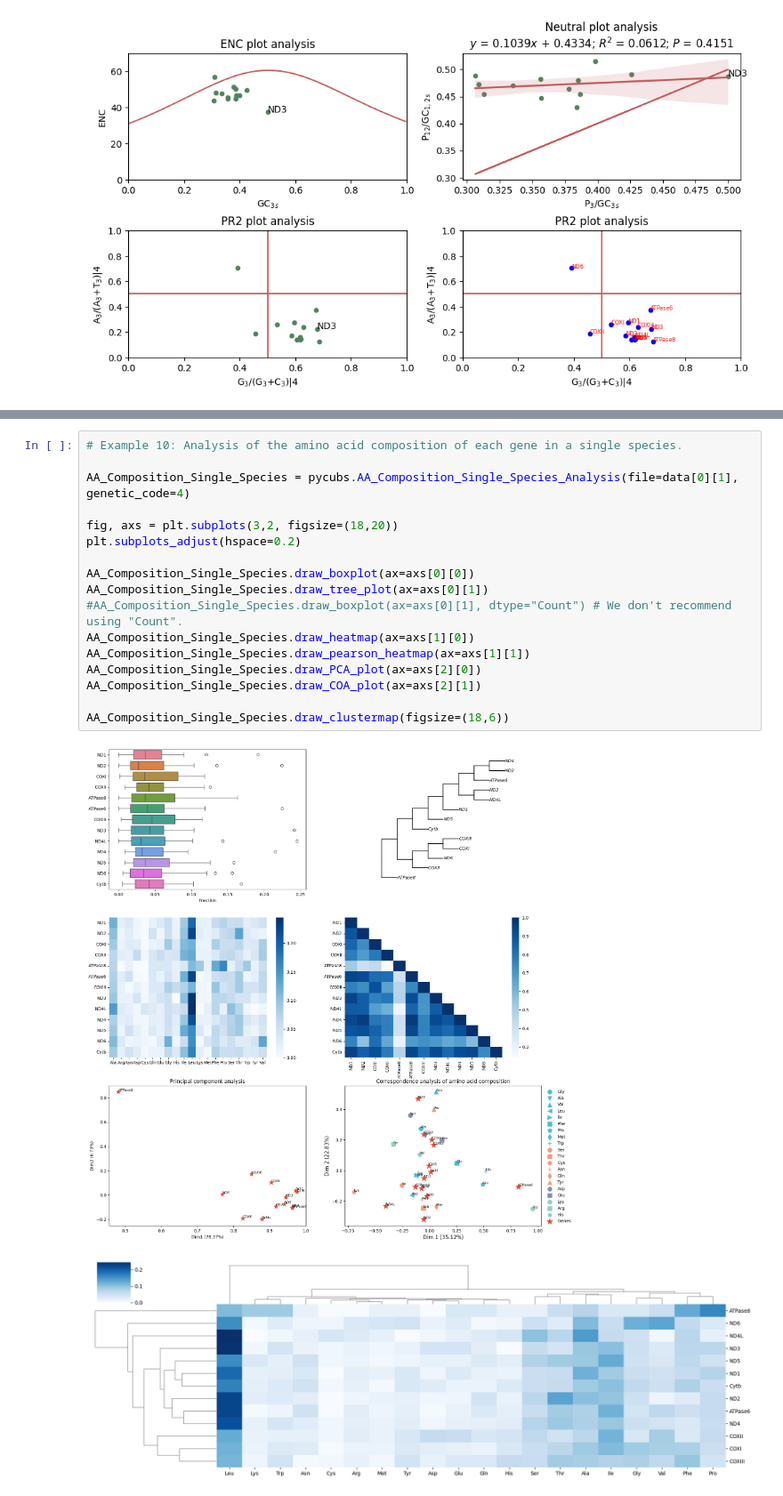
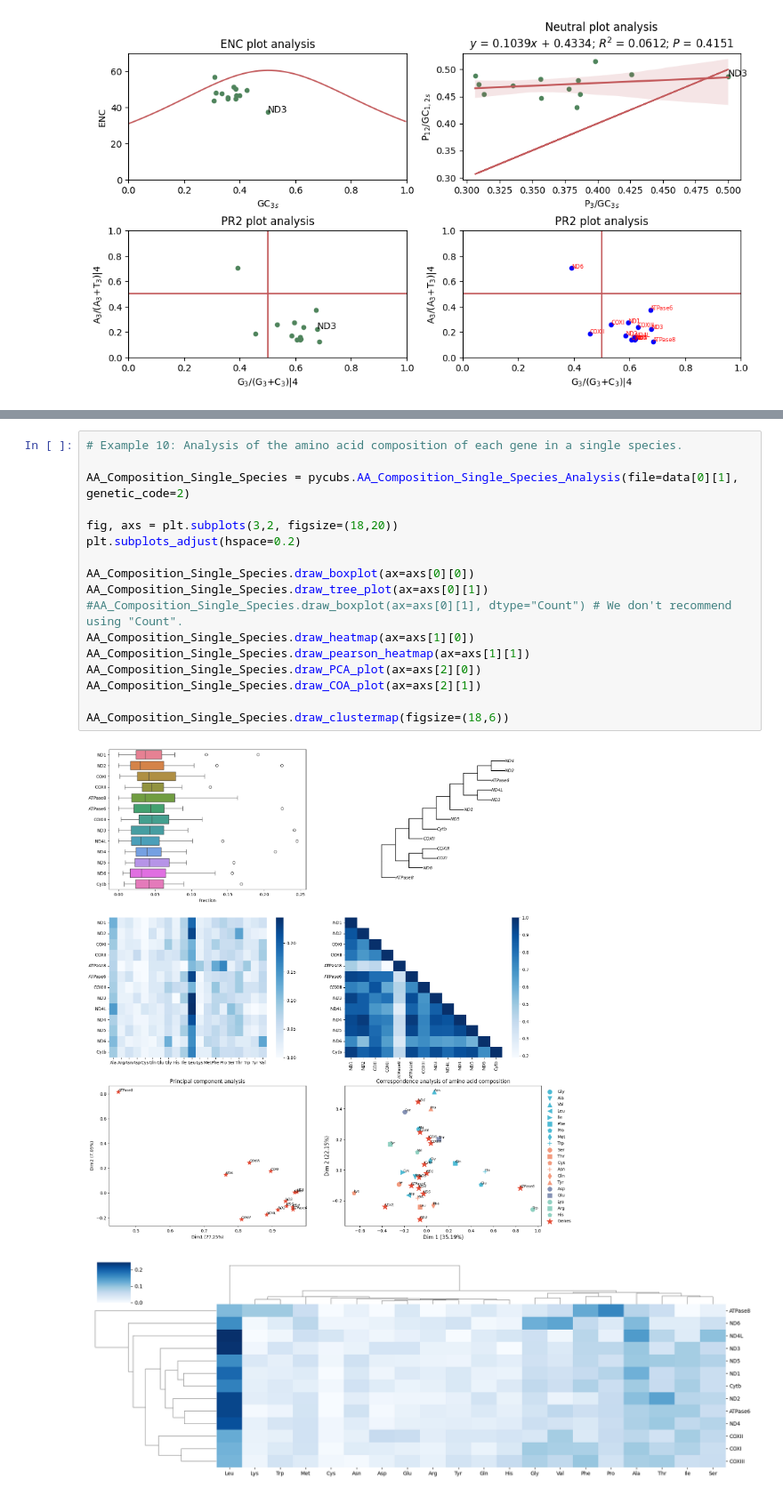
Before and after one commit to thecgs/pyCUBs, a Jupyter notebook: tutorial.ipynb, the cells around one changed output, grey strips where cells are left out. Shown at 89% size. Cells and saved outputs as stored; diff of their text form.

```diff
--- a/tutorial.ipynb
+++ b/tutorial.ipynb
@@ -245,23 +245,23 @@ Species_Tree_Plotter.plot(figsize=(20,10))
 # %%
 # Example 10: Analysis of the amino acid composition of each gene in a single species.
 
-AA_Composition_Single_Species = pycubs.AA_Composition_Single_Species_Analysis(file=data[0][1], genetic_code=4)
+AA_Composition_Single_Species = pycubs.AA_Composition_Single_Species_Analysis(file=data[0][1], genetic_code=2)
 
 fig, axs = plt.subplots(3,2, figsize=(18,20))
 plt.subplots_adjust(hspace=0.2)
 
 AA_Composition_Single_Species.draw_boxplot(ax=axs[0][0])
 AA_Composition_Single_Species.draw_tree_plot(ax=axs[0][1])
 #AA_Composition_Single_Species.draw_boxplot(ax=axs[0][1], dtype="Count") # We don't recommend using "Count".
 AA_Composition_Single_Species.draw_heatmap(ax=axs[1][0])
 AA_Composition_Single_Species.draw_pearson_heatmap(ax=axs[1][1])
 AA_Composition_Single_Species.draw_PCA_plot(ax=axs[2][0])
 AA_Composition_Single_Species.draw_COA_plot(ax=axs[2][1])
 
 AA_Composition_Single_Species.draw_clustermap(figsize=(18,6))
 # %% [output]
-[figure, old version]
+[figure, new version]
-[figure, old version]
+[figure, new version]
 # %%
 # Example 11: Multiple species analysis of the amino acid composition.
 
```
Also changed, not shown: parts of 9 cells of this notebook.
